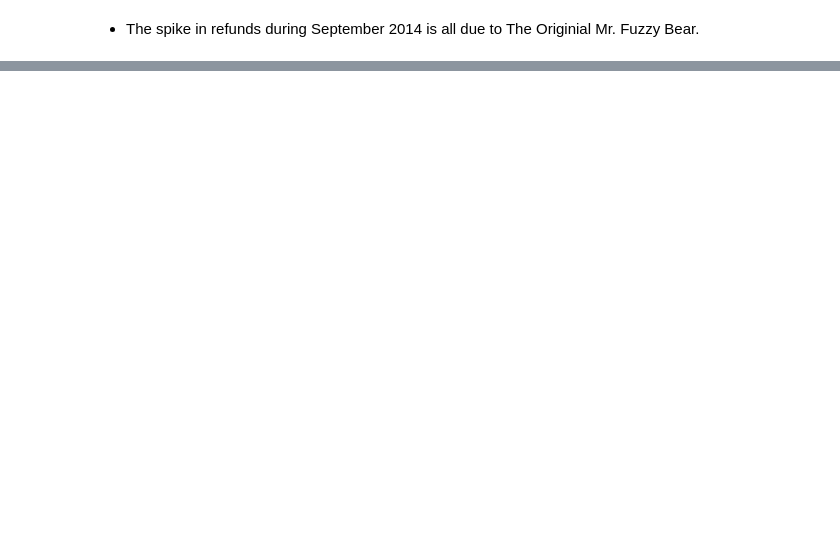
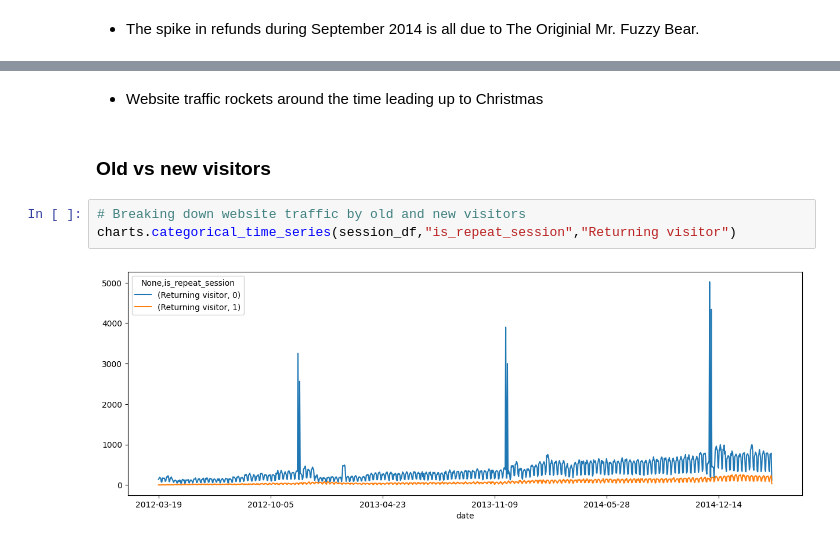
Before and after one commit to chaulnb05/Fuzzy_Ecom, a Jupyter notebook: Notebooks/eda.ipynb, the cells around one changed output, grey strips where cells are left out. Drawn from its saved outputs; the diff is of its cells as text; blank space fills up the shorter version.

```diff
--- a/Notebooks/eda.ipynb
+++ b/Notebooks/eda.ipynb
@@ -400,0 +425,9 @@ piv_refund.plot(figsize=(15,5))
+# %% [markdown]
+- Website traffic rockets around the time leading up to Christmas
+# %% [markdown]
+### Old vs new visitors
+# %%
+# Breaking down website traffic by old and new visitors
+charts.categorical_time_series(session_df,"is_repeat_session","Returning visitor")
+# %% [output]
+[figure, added]
```
Also changed, not shown: parts of 32 cells of this notebook, 2 other files.
